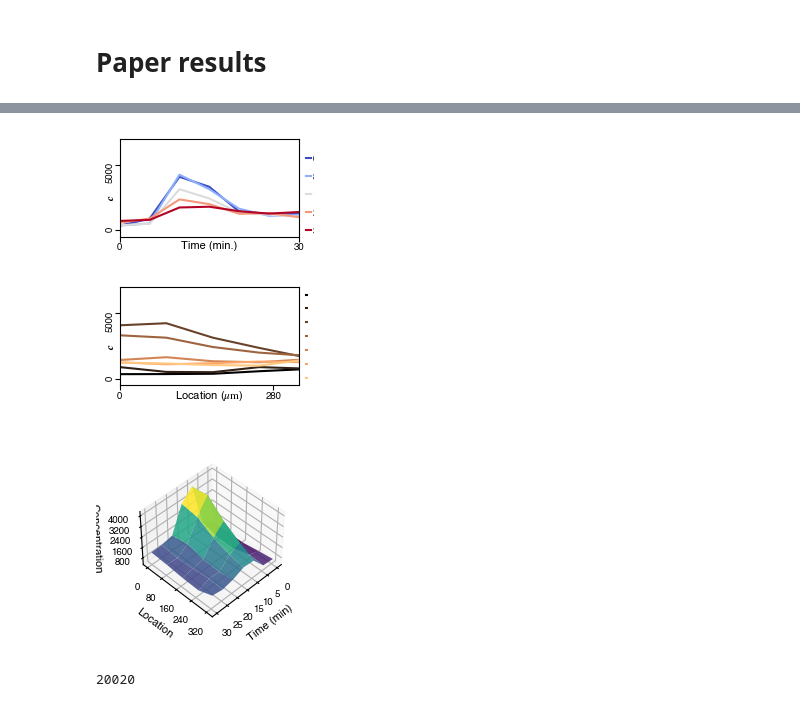
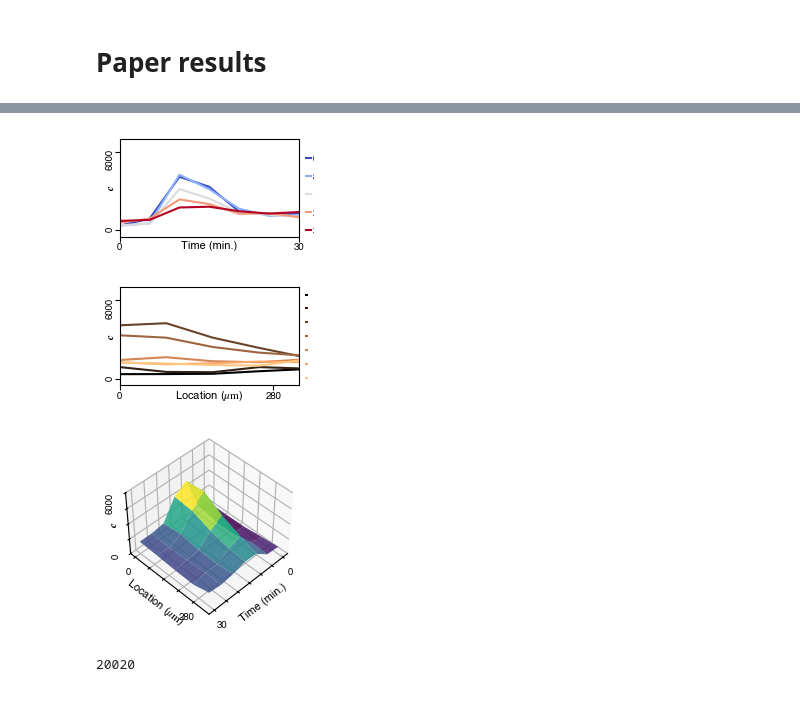
Before and after one commit to CUQI-DTU/Paper-Cochlear, a Jupyter notebook: paper_figures_v3_presentation.ipynb, the cells around one changed output, grey strips where cells are left out. Drawn from its saved outputs; the diff is of its cells as text; code cells hidden in the pictures.

Commit message:
update figure 1 subplots

```diff
--- a/paper_figures_v3_presentation.ipynb
+++ b/paper_figures_v3_presentation.ipynb
@@ -102,11 +102,11 @@ if 3 in figs_to_plot[i]:
                         columnspacing=0.1, handletextpad=0.1, handlelength=0.5,
                         loc='upper right',
                         bbox_to_anchor=(0.99, 0.945),  mode="expand")
-    plt.yticks(rotation=90, ticks=[0, 5000])
+    plt.yticks(rotation=90, ticks=[0, 6000])
     plt.gca().tick_params(axis='y', pad=0)
     plt.gca().tick_params(axis='x', pad=1)
     plt.ylabel(r"$\boldsymbol{c}$")
-    plt.gca().yaxis.set_label_coords(-0.02,0.4)
+    plt.gca().yaxis.set_label_coords(-0.02,0.5)
 
     plt.xticks(ticks=[0, 30])
     plt.xlabel("Time (min.)", labelpad=-8)
@@ -118,7 +118,7 @@ if 3 in figs_to_plot[i]:
     #plt.tight_layout()
     plt.savefig('figures/'+scenario_tags_list[i][0]+'/fig3_over_time.pdf')
 # %% [output]
-[figure, old version]
+[figure, new version]
 # %%
 if 3 in figs_to_plot[i]:
 ### Over space
@@ -136,11 +136,11 @@ if 3 in figs_to_plot[i]:
                         columnspacing=0.1, handletextpad=0.1, handlelength=0.5,
                         loc='upper right',
                         bbox_to_anchor=(0.99, 1.05),  mode="expand")
-    plt.yticks(rotation=90, ticks=[0, 5000])
+    plt.yticks(rotation=90, ticks=[0, 6000])
     plt.gca().tick_params(axis='y', pad=0)
     plt.gca().tick_params(axis='x', pad=1)
     plt.ylabel(r"$\boldsymbol{c}$", labelpad=0)
-    plt.gca().yaxis.set_label_coords(-0.02,0.4)
+    plt.gca().yaxis.set_label_coords(-0.02,0.5)
 
     plt.xticks(ticks=[0, 280])
     plt.xlabel("Location ("+r"$\mu\mathrm{m}$"+")", labelpad=-9)
@@ -152,27 +152,57 @@ if 3 in figs_to_plot[i]:
     #plt.tight_layout()
     plt.savefig('figures/'+scenario_tags_list[i][0]+'/fig3_over_space.pdf')
 # %% [output]
-[figure, old version]
+[figure, new version]
 # %%
 if 3 in figs_to_plot[i]:
     ### 3D
     fig = plt.figure(figsize=(7*0.35, 7/2*0.66))
 
-    plt.subplots_adjust(left=0.2, right=0.9, top=0.9, bottom=0.1)
+    #plt.subplots_adjust(left=-0.6, right=1.6, top=1.6, bottom=-0.6)
 
     lines, legend = plot_time_series(real_times, real_locations,
                     real_data.reshape(len(real_locations), len(real_times)), plot_legend=False, plot_type='surface', d3_alpha=0.85)
 
     ax = plt.gca()
+    #ax.view_init(45, 45)
     ax.view_init(45, 45)
     # update vertical axis to reduce number of ticks
-    ax.yaxis.set_major_locator(plt.MaxNLocator(5))
-    ax.zaxis.set_major_locator(plt.MaxNLocator(5))
-    ax.set_box_aspect(aspect=None, zoom=0.75)
-    plt.tight_layout()
-    plt.savefig('figures/'+scenario_tags_list[i][0]+'/fig3_surface.pdf')
+    #plt.zticks([0, 5000], rotation=90)
+
+    # X
+    ax.set_xticks([0, 5, 10, 15, 20, 25, 30])
+    ax.set_xticklabels([0, '', '', '', '', '', 30])
+    plt.gca().tick_params(axis='x', pad=-2)
+    # set z label
+    #ax.yaxis.set_rotate_label(False)
+    ax.set_xlabel("Time (min.)", labelpad=-10)
+
+
+    # Y
+    ax.set_yticks([0, 70, 140, 210, 280])
+    ax.set_yticklabels([0, '', '', '',280])
+    plt.gca().tick_params(axis='y', pad=-2)
+    # set z label
+    #ax.yaxis.set_rotate_label(False)
+    ax.set_ylabel("Location ("+r"$\mu\mathrm{m}$"+")", labelpad=-10)
+
+    # Z
+    ax.set_zticks([0, 1500, 3000, 4500, 6000])
+    ax.set_zticklabels([0,'','','', 6000], rotation=90)
+    plt.gca().tick_params(axis='z', pad=-2)
+    # set z label
+    ax.zaxis.set_rotate_label(False)
+    ax.set_zlabel(r"$\boldsymbol{c}$", rotation=90, labelpad=-15)
+    # zlabel location
+    # rotate z label
+    #ax.zaxis.set_label_coords(0, 0, 0)
+
+    #ax.zaxis.set_major_locator(plt.MaxNLocator(2))
+    ax.set_box_aspect(aspect=None)#, zoom=0.75)
+    #plt.tight_layout()
+    plt.savefig('figures/'+scenario_tags_list[i][0]+'/fig3_surface.pdf', bbox_inches='tight', pad_inches=0.01)
 # %% [output]
-[figure, old version]
+[figure, new version]
 # %%
 all_samples_a_array = np.array(all_samples_a).flatten()
 # plot KDE
```
Also changed, not shown: parts of 1 cell of this notebook.
